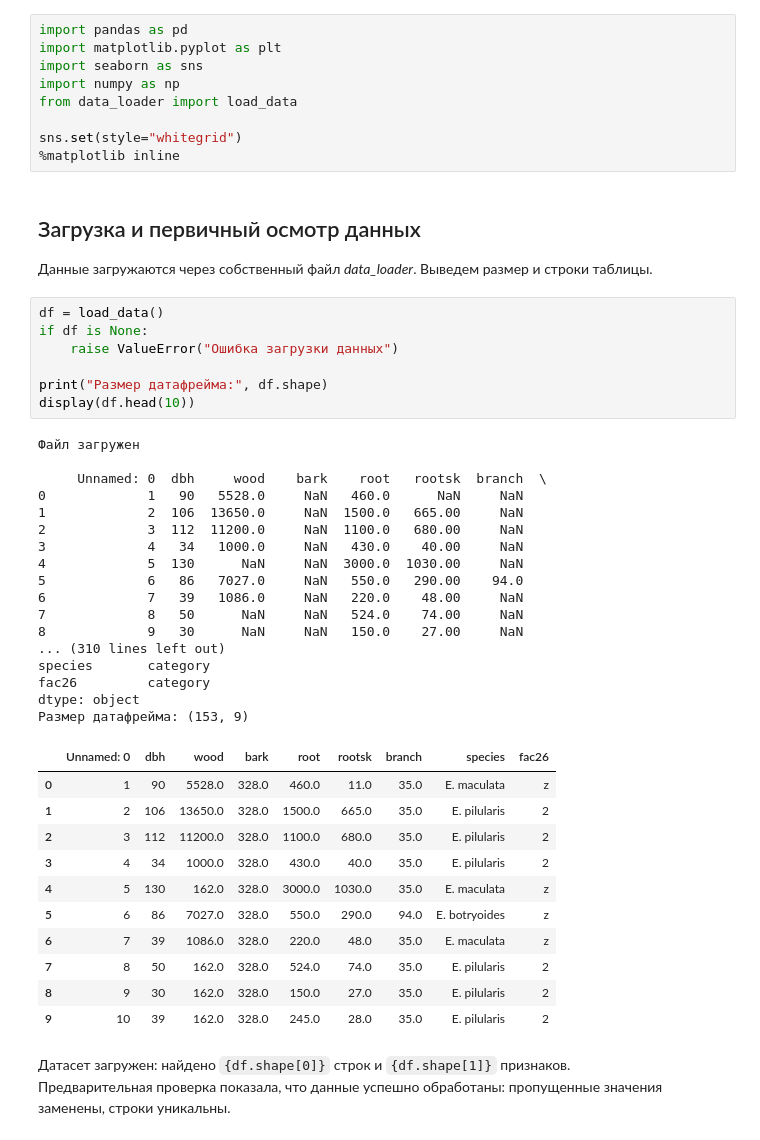
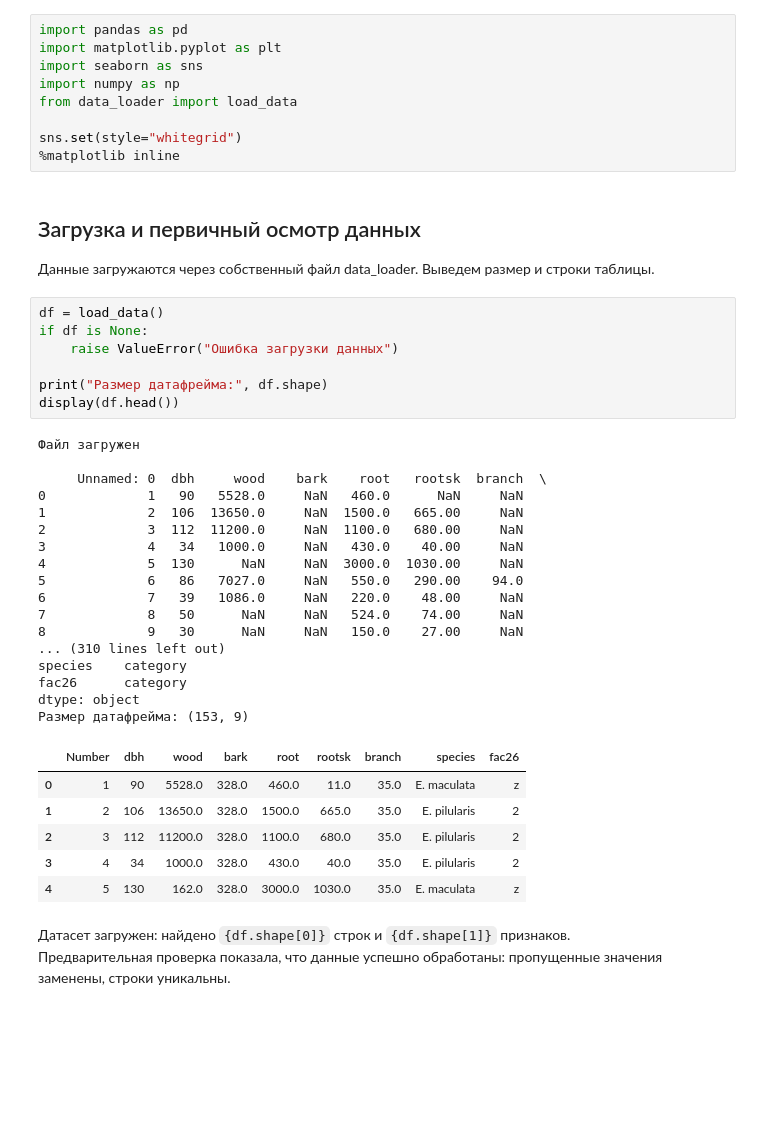
Before and after one commit to aclimova/Klimova-75-63-project, a Jupyter notebook: notebooks/EDA.ipynb, the cells around one changed output. Saved outputs shown, nothing was run; the diff lists cells and outputs as text; blank space fills up the shorter version.

```diff
--- a/notebooks/EDA.ipynb
+++ b/notebooks/EDA.ipynb
@@ -16,14 +16,14 @@ sns.set(style="whitegrid")
 # %% [markdown]
 ## Загрузка и первичный осмотр данных
 
-Данные загружаются через собственный файл *data_loader*. Выведем размер и строки таблицы.
+Данные загружаются через собственный файл data_loader. Выведем размер и строки таблицы.
 # %%
 df = load_data()
 if df is None:
     raise ValueError("Ошибка загрузки данных")
 
 print("Размер датафрейма:", df.shape)
-display(df.head(10))
+display(df.head())
 # %% [output]
 Файл загружен
 
@@ -43,16 +43,11 @@ fac26         category
 dtype: object
 Размер датафрейма: (153, 9)
-|  | Unnamed: 0 | dbh | wood | bark | root | rootsk | branch | species | fac26 |
+|  | Number | dbh | wood | bark | root | rootsk | branch | species | fac26 |
 | 0 | 1 | 90 | 5528.0 | 328.0 | 460.0 | 11.0 | 35.0 | E. maculata | z |
 | 1 | 2 | 106 | 13650.0 | 328.0 | 1500.0 | 665.0 | 35.0 | E. pilularis | 2 |
 | 2 | 3 | 112 | 11200.0 | 328.0 | 1100.0 | 680.0 | 35.0 | E. pilularis | 2 |
 | 3 | 4 | 34 | 1000.0 | 328.0 | 430.0 | 40.0 | 35.0 | E. pilularis | 2 |
 | 4 | 5 | 130 | 162.0 | 328.0 | 3000.0 | 1030.0 | 35.0 | E. maculata | z |
-| 5 | 6 | 86 | 7027.0 | 328.0 | 550.0 | 290.0 | 94.0 | E. botryoides | z |
-| 6 | 7 | 39 | 1086.0 | 328.0 | 220.0 | 48.0 | 35.0 | E. maculata | z |
-| 7 | 8 | 50 | 162.0 | 328.0 | 524.0 | 74.0 | 35.0 | E. pilularis | 2 |
-| 8 | 9 | 30 | 162.0 | 328.0 | 150.0 | 27.0 | 35.0 | E. pilularis | 2 |
-| 9 | 10 | 39 | 162.0 | 328.0 | 245.0 | 28.0 | 35.0 | E. pilularis | 2 |
 # %% [markdown]
 Датасет загружен: найдено `{df.shape[0]}` строк и `{df.shape[1]}` признаков.
 Предварительная проверка показала, что данные успешно обработаны: пропущенные значения заменены, строки уникальны.
```
Also changed, not shown: parts of 23 cells of this notebook.
